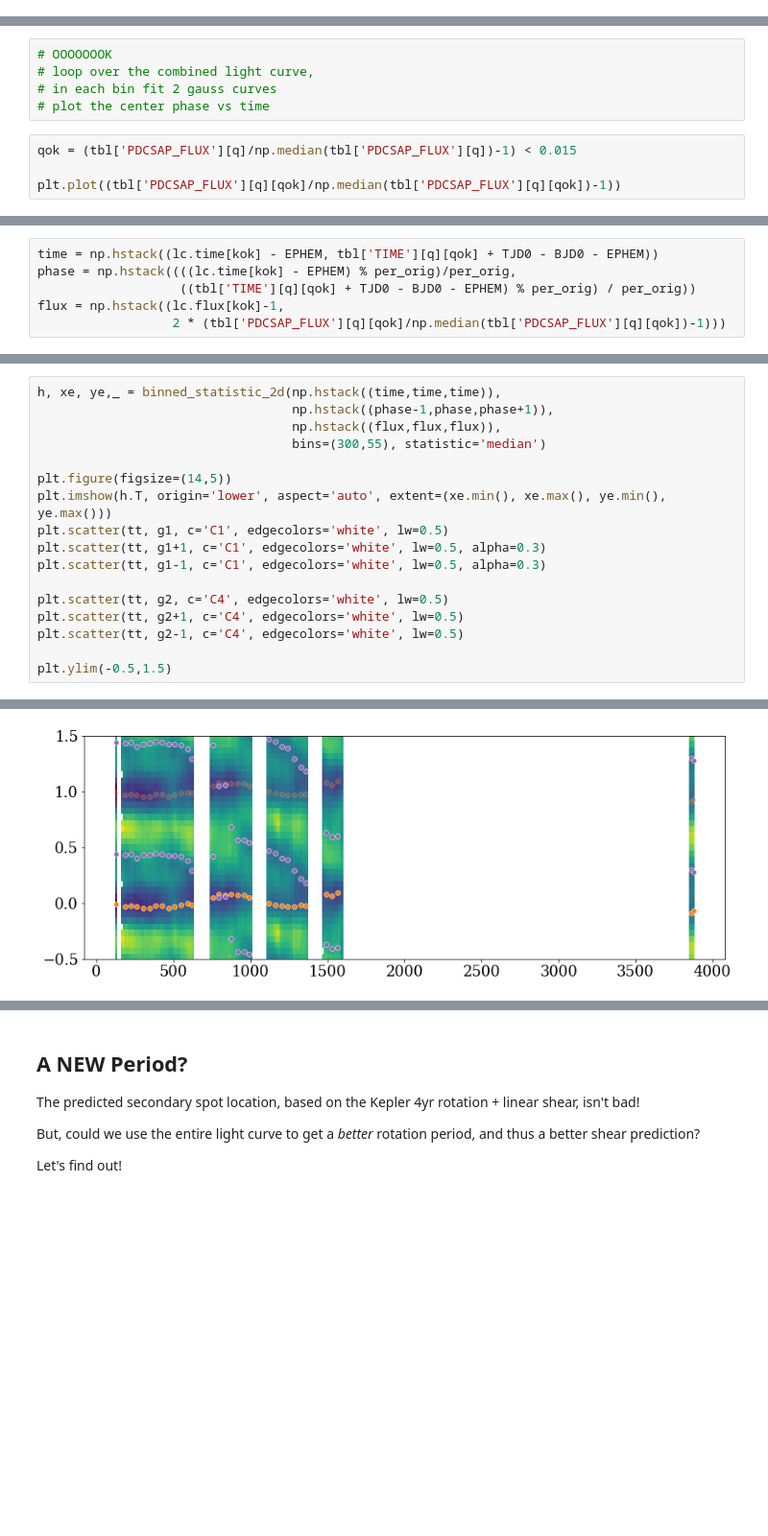
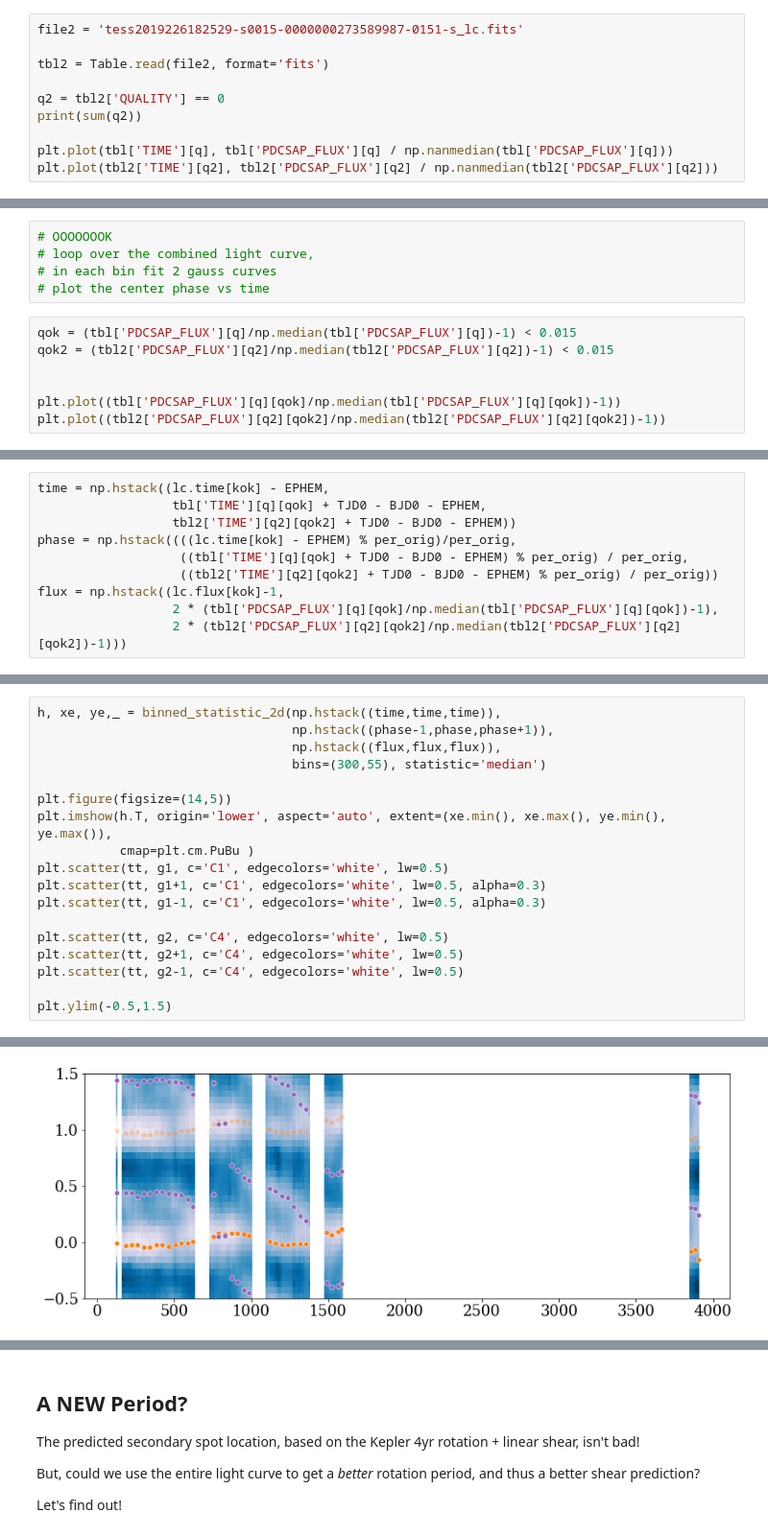
Before and after one commit to jradavenport/gj1243_10yrs, a Jupyter notebook: starspot_search.ipynb, the cells around one changed output, grey strips where cells are left out. Shown at 96% size. Drawn from its saved outputs; the diff is of its cells as text; blank space fills up the shorter version.

```diff
--- a/starspot_search.ipynb
+++ b/starspot_search.ipynb
@@ -26,3 +28,13 @@ plt.plot(tbl['TIME'][q], tbl['PDCSAP_FLUX'][q])
 # %% [output]
 [<matplotlib.lines.Line2D at 0x...>]
 [figure]
+# %%
+file2 = 'tess2019226182529-s0015-0000000273589987-0151-s_lc.fits'
+
+tbl2 = Table.read(file2, format='fits')
+
+q2 = tbl2['QUALITY'] == 0
+print(sum(q2))
+
+plt.plot(tbl['TIME'][q], tbl['PDCSAP_FLUX'][q] / np.nanmedian(tbl['PDCSAP_FLUX'][q]))
+plt.plot(tbl2['TIME'][q2], tbl2['PDCSAP_FLUX'][q2] / np.nanmedian(tbl2['PDCSAP_FLUX'][q2]))
@@ -203,7 +174,10 @@ def gaus(x, a, x0, sigma, b):
 # plot the center phase vs time
 # %%
 qok = (tbl['PDCSAP_FLUX'][q]/np.median(tbl['PDCSAP_FLUX'][q])-1) < 0.015
+qok2 = (tbl2['PDCSAP_FLUX'][q2]/np.median(tbl2['PDCSAP_FLUX'][q2])-1) < 0.015
+
 
 plt.plot((tbl['PDCSAP_FLUX'][q][qok]/np.median(tbl['PDCSAP_FLUX'][q][qok])-1))
+plt.plot((tbl2['PDCSAP_FLUX'][q2][qok2]/np.median(tbl2['PDCSAP_FLUX'][q2][qok2])-1))
 # %% [output]
 [<matplotlib.lines.Line2D at 0x...>]
@@ -211,9 +185,13 @@ plt.plot((tbl['PDCSAP_FLUX'][q][qok]/np.median(tbl['PDCSAP_FLUX'][q][qok])-1))
 # %%
-time = np.hstack((lc.time[kok] - EPHEM, tbl['TIME'][q][qok] + TJD0 - BJD0 - EPHEM))
+time = np.hstack((lc.time[kok] - EPHEM,
+                  tbl['TIME'][q][qok] + TJD0 - BJD0 - EPHEM,
+                  tbl2['TIME'][q2][qok2] + TJD0 - BJD0 - EPHEM))
 phase = np.hstack((((lc.time[kok] - EPHEM) % per_orig)/per_orig,
-                   ((tbl['TIME'][q][qok] + TJD0 - BJD0 - EPHEM) % per_orig) / per_orig))
+                   ((tbl['TIME'][q][qok] + TJD0 - BJD0 - EPHEM) % per_orig) / per_orig,
+                   ((tbl2['TIME'][q2][qok2] + TJD0 - BJD0 - EPHEM) % per_orig) / per_orig))
 flux = np.hstack((lc.flux[kok]-1,
-                  2 * (tbl['PDCSAP_FLUX'][q][qok]/np.median(tbl['PDCSAP_FLUX'][q][qok])-1)))
+                  2 * (tbl['PDCSAP_FLUX'][q][qok]/np.median(tbl['PDCSAP_FLUX'][q][qok])-1),
+                  2 * (tbl2['PDCSAP_FLUX'][q2][qok2]/np.median(tbl2['PDCSAP_FLUX'][q2][qok2])-1)))
 # %%
 plt.scatter(phase, flux, s=1, marker='.', alpha=0.1, c=time, cmap=plt.cm.Spectral)
 plt.colorbar()
@@ -262,22 +239,23 @@ tt = np.array(tt)
 # %%
 h, xe, ye,_ = binned_statistic_2d(np.hstack((time,time,time)),
                                   np.hstack((phase-1,phase,phase+1)),
                                   np.hstack((flux,flux,flux)),
                                   bins=(300,55), statistic='median')
 
 plt.figure(figsize=(14,5))
-plt.imshow(h.T, origin='lower', aspect='auto', extent=(xe.min(), xe.max(), ye.min(), ye.max()))
+plt.imshow(h.T, origin='lower', aspect='auto', extent=(xe.min(), xe.max(), ye.min(), ye.max()),
+           cmap=plt.cm.PuBu )
 plt.scatter(tt, g1, c='C1', edgecolors='white', lw=0.5)
 plt.scatter(tt, g1+1, c='C1', edgecolors='white', lw=0.5, alpha=0.3)
 plt.scatter(tt, g1-1, c='C1', edgecolors='white', lw=0.5, alpha=0.3)
 
 plt.scatter(tt, g2, c='C4', edgecolors='white', lw=0.5)
 plt.scatter(tt, g2+1, c='C4', edgecolors='white', lw=0.5)
 plt.scatter(tt, g2-1, c='C4', edgecolors='white', lw=0.5)
 
 plt.ylim(-0.5,1.5)
 # %% [output]
 (-0.5, 1.5)
-[figure, old version]
+[figure, new version]
 # %%
 # hand pick the secondary spot range we're interested in
```
Also changed, not shown: parts of 35 cells of this notebook, 1 other file.
